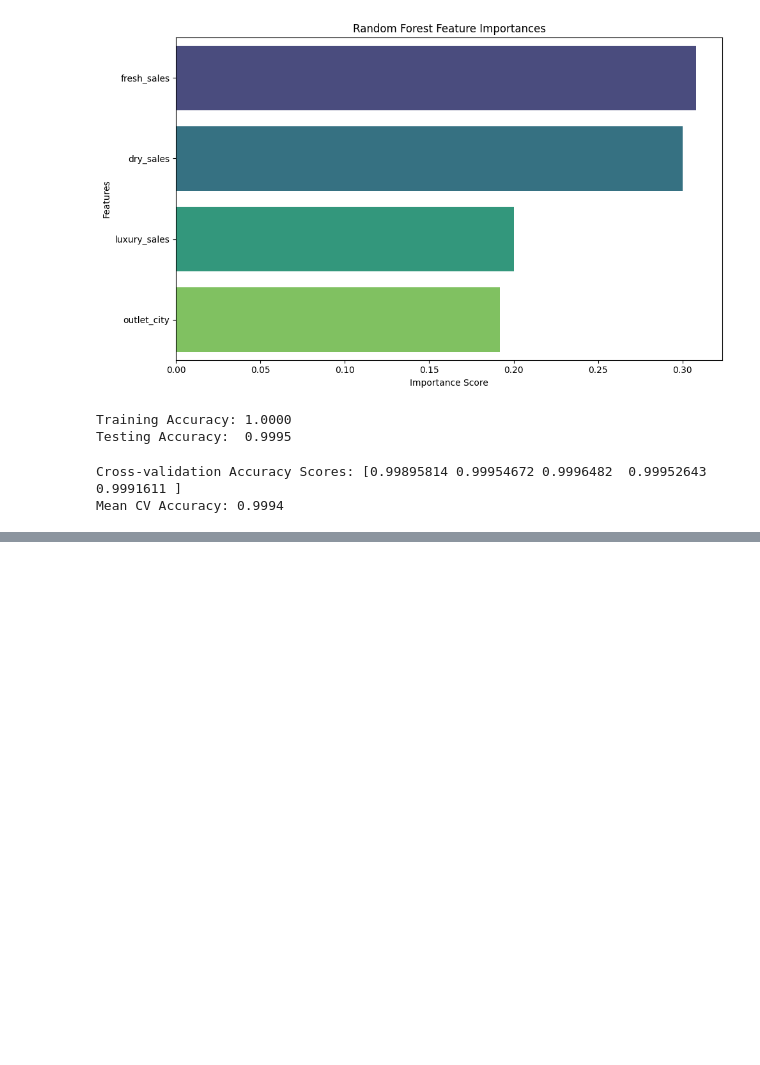
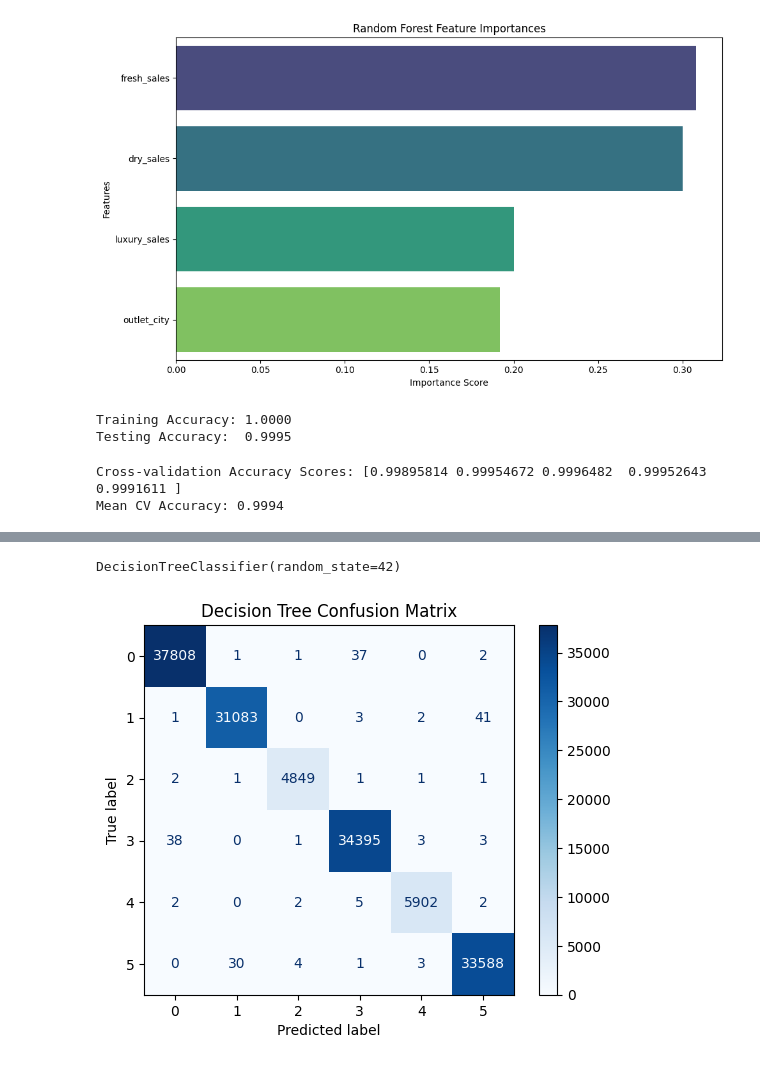
Before and after one commit to DATASCIENCE-PROJECT-GROUP/DATASCIENCE---CW, a Jupyter notebook: MODELLING_2.ipynb, the cells around one changed output, grey strips where cells are left out. Saved outputs shown, nothing was run; the diff lists cells and outputs as text; code cells hidden in the pictures; blank space fills up the shorter version.

```diff
--- a/MODELLING_2.ipynb
+++ b/MODELLING_2.ipynb
@@ -618,0 +638,30 @@ Mean CV Accuracy: 0.9994
+# %%
+#Drop unused column
+df.drop(columns=['Customer_ID'], inplace=True)
+
+#Encode 'outlet_city' using LabelEncoder
+le = LabelEncoder()
+df['outlet_city'] = le.fit_transform(df['outlet_city'])
+# %%
+#Split into features and target
+X = df.drop(columns=['cluster_catgeory'])
+y = df['cluster_catgeory']
+# %%
+#Train/test split
+X_train, X_test, y_train, y_test = train_test_split(X, y, test_size=0.2, random_state=42)
+# %%
+#Train Decision Tree
+dt_model = DecisionTreeClassifier(random_state=42)
+dt_model.fit(X_train, y_train)
+# %% [output]
+DecisionTreeClassifier(random_state=42)
+# %%
+#Predict and display confusion matrix
+y_pred = dt_model.predict(X_test)
+cm = confusion_matrix(y_test, y_pred)
+disp = ConfusionMatrixDisplay(confusion_matrix=cm)
+disp.plot(cmap=plt.cm.Blues)
+plt.title("Decision Tree Confusion Matrix")
+plt.show()
+# %% [output]
+[figure, added]
```
Also changed, not shown: parts of 4 cells of this notebook.
